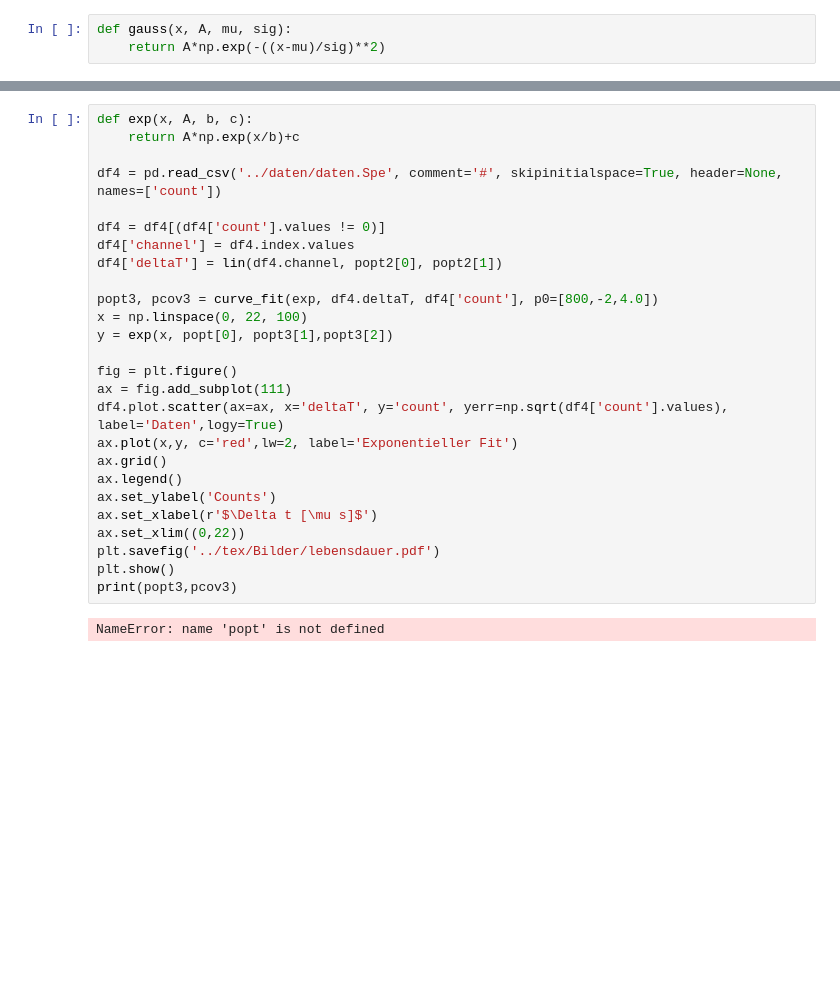
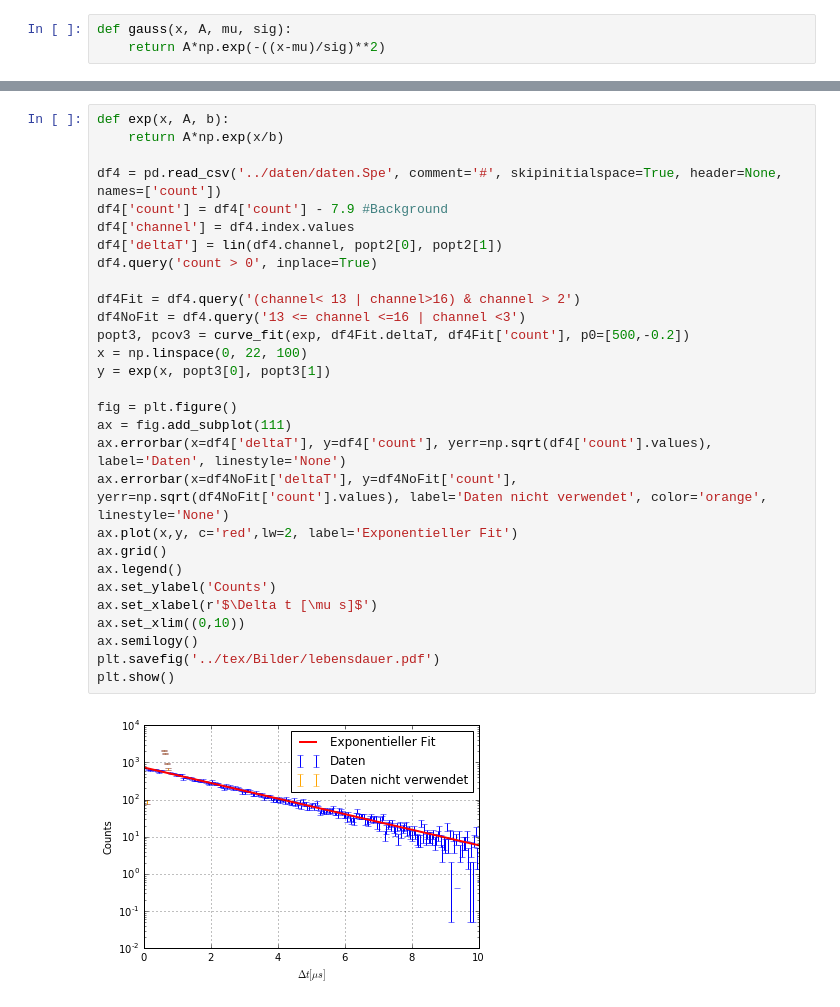
Before and after one commit to Diman1992/FP-M.Sc, a Jupyter notebook: Myonen/auswertung/Untitled.ipynb, the cells around one changed output, grey strips where cells are left out. Cells and saved outputs as stored; diff of their text form; blank space fills up the shorter version.

```diff
--- a/Myonen/auswertung/Untitled.ipynb
+++ b/Myonen/auswertung/Untitled.ipynb
@@ -103,28 +119,31 @@ print(popt2,pcov2)
 # %%
-def exp(x, A, b, c):
-    return A*np.exp(x/b)+c
+def exp(x, A, b):
+    return A*np.exp(x/b)
 
 df4 = pd.read_csv('../daten/daten.Spe', comment='#', skipinitialspace=True, header=None, names=['count'])
-
-df4 = df4[(df4['count'].values != 0)]
+df4['count'] = df4['count'] - 7.9 #Background
 df4['channel'] = df4.index.values
 df4['deltaT'] = lin(df4.channel, popt2[0], popt2[1])
+df4.query('count > 0', inplace=True)
 
-popt3, pcov3 = curve_fit(exp, df4.deltaT, df4['count'], p0=[800,-2,4.0])
+df4Fit = df4.query('(channel< 13 | channel>16) & channel > 2')
+df4NoFit = df4.query('13 <= channel <=16 | channel <3')
+popt3, pcov3 = curve_fit(exp, df4Fit.deltaT, df4Fit['count'], p0=[500,-0.2])
 x = np.linspace(0, 22, 100)
-y = exp(x, popt[0], popt3[1],popt3[2])
+y = exp(x, popt3[0], popt3[1])
 
 fig = plt.figure()
 ax = fig.add_subplot(111)
-df4.plot.scatter(ax=ax, x='deltaT', y='count', yerr=np.sqrt(df4['count'].values), label='Daten',logy=True)
+ax.errorbar(x=df4['deltaT'], y=df4['count'], yerr=np.sqrt(df4['count'].values), label='Daten', linestyle='None')
+ax.errorbar(x=df4NoFit['deltaT'], y=df4NoFit['count'], yerr=np.sqrt(df4NoFit['count'].values), label='Daten nicht verwendet', color='orange', linestyle='None')
 ax.plot(x,y, c='red',lw=2, label='Exponentieller Fit')
 ax.grid()
 ax.legend()
 ax.set_ylabel('Counts')
 ax.set_xlabel(r'$\Delta t [\mu s]$')
-ax.set_xlim((0,22))
+ax.set_xlim((0,10))
+ax.semilogy()
 plt.savefig('../tex/Bilder/lebensdauer.pdf')
 plt.show()
-print(popt3,pcov3)
 # %% [output]
-NameError: name 'popt' is not defined
+[figure, added]
```
Also changed, not shown: parts of 4 cells of this notebook, 2 other files.
